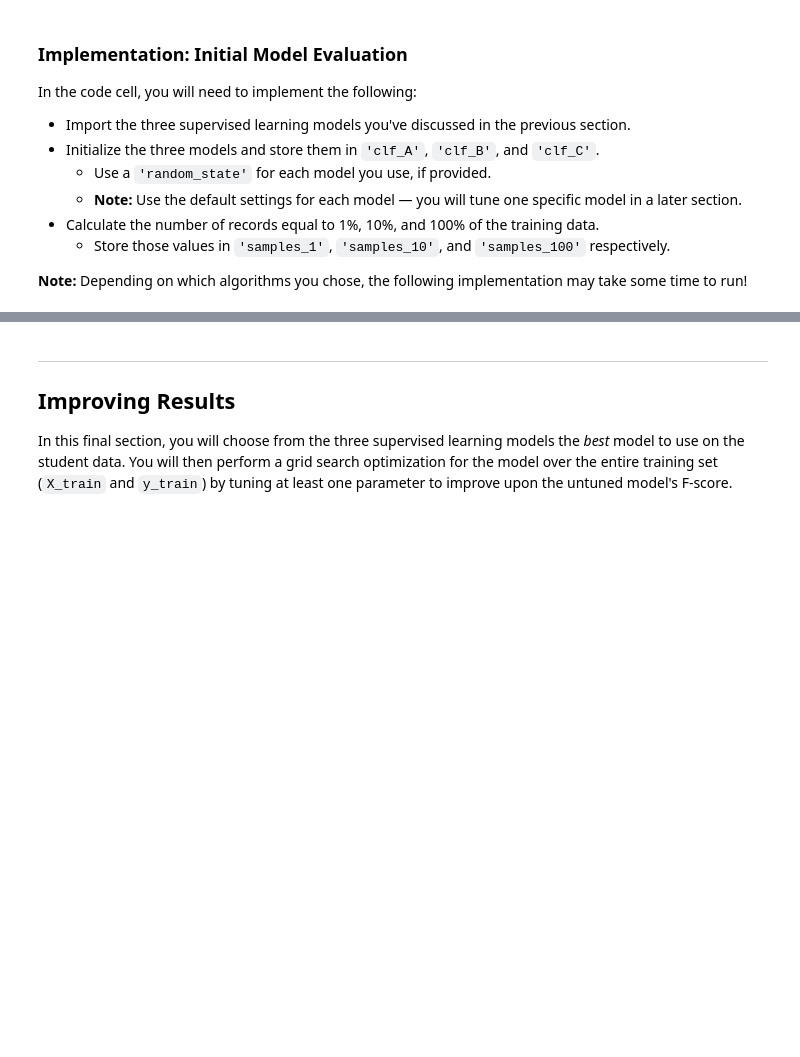
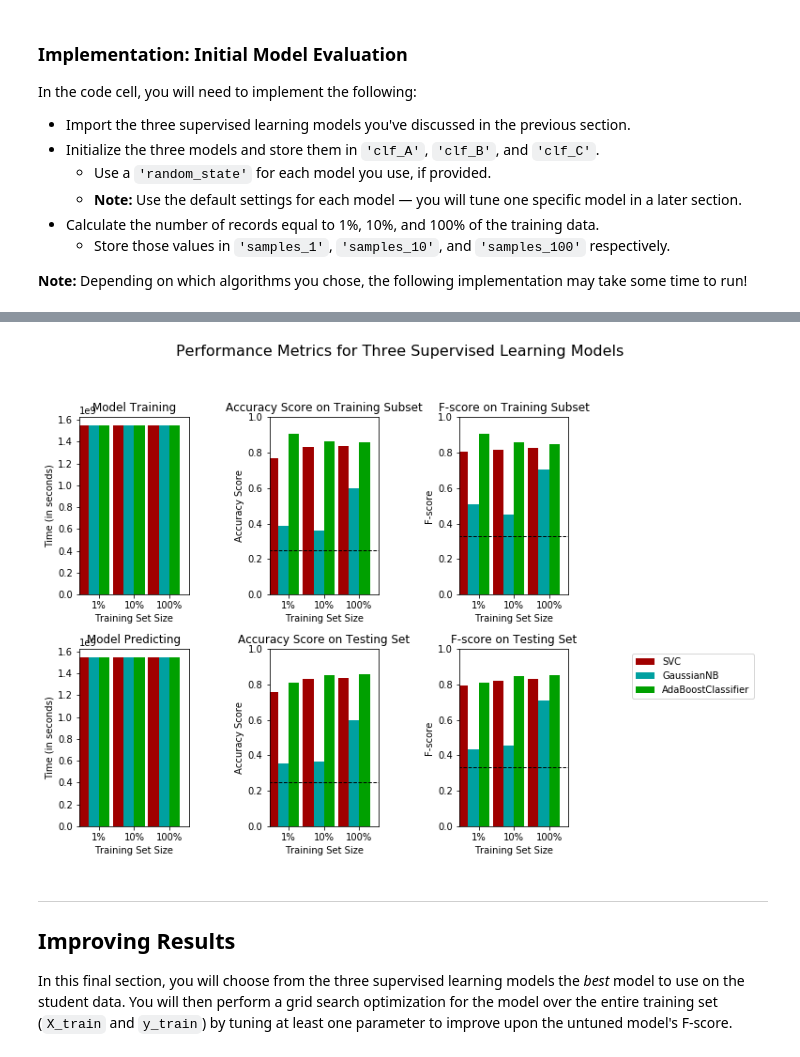
Before and after one commit to jerowe/udacity-finding-donors, a Jupyter notebook: finding_donors_flask_app/materials/finding_donors.ipynb, the cells around one changed output, grey strips where cells are left out. Saved outputs shown, nothing was run; the diff lists cells and outputs as text; code cells hidden in the pictures; blank space fills up the shorter version.

```diff
--- a/finding_donors_flask_app/materials/finding_donors.ipynb
+++ b/finding_donors_flask_app/materials/finding_donors.ipynb
@@ -368,14 +368,16 @@ def train_predict(learner, sample_size, X_train, y_train, X_test, y_test):
     results['acc_test'] = accuracy_score(y_test, predictions_test)
 
     # TODO: Compute F-score on the the first 300 training samples using fbeta_score()
-    results['f_train'] = fbeta_score(y_train[:sample_size],predictions_train, beta=0.5, labels=np.unique(predictions_train))
+    results['f_train'] = fbeta_score(y_train[:sample_size], pd.Series(predictions_train, dtype=int), beta=0.5, average='weighted', labels=np.unique(predictions_test))
 
     # TODO: Compute F-score on the test set which is y_test
-    print(y_test)
-    print(predictions_test)
-    print(len(y_test))
-    print(len(predictions_test))
-    results['f_test'] = fbeta_score(y_test, predictions_test, beta=0.5, labels=np.unique(predictions_test))
+    #print(y_test)
+    #print(predictions_test)
+    #print(len(y_test))
+    #print(len(predictions_test))
+    #predicted = pd.Series(np.ones(income.count(), dtype=int))
+    # fbeta_score(y_true, y_pred, average='macro', beta=0.5)
+    results['f_test'] = fbeta_score(y_test, pd.Series(predictions_test, dtype=int), beta=0.5, average='weighted', labels=np.unique(predictions_test))
 
     # Success
     print("{} trained on {} samples.".format(learner.__class__.__name__, sample_size))
@@ -398,6 +400,7 @@ In the code cell, you will need to implement the following:
 from sklearn.svm import SVC
 from sklearn.naive_bayes import GaussianNB
 from sklearn.ensemble import RandomForestClassifier, AdaBoostClassifier
+from pprint import pprint
 
 # TODO: Initialize the three models
 clf_A = SVC(gamma='auto',  random_state=1)
@@ -408,9 +411,10 @@ clf_C = AdaBoostClassifier(random_state=1)
 # HINT: samples_100 is the entire training set i.e. len(y_train)
 # HINT: samples_10 is 10% of samples_100 (ensure to set the count of the values to be `int` and not `float`)
 # HINT: samples_1 is 1% of samples_100 (ensure to set the count of the values to be `int` and not `float`)
-samples_100 = len(y_train)
+samples_100 = round(len(y_train) * 1)
 samples_10 = round(len(y_train) * 0.1)
 samples_1 = round(len(y_train) * 0.01)
+
 
 # Collect results on the learners
 results = {}
@@ -421,5 +425,62 @@ for clf in [clf_A, clf_B, clf_C]:
         results[clf_name][i] = \
         train_predict(clf, samples, X_train, y_train, X_test, y_test)
 
+
+results = {'AdaBoostClassifier': {0: {'acc_test': 0.8102819237147595,
+                            'acc_train': 0.9088397790055248,
+                            'f_test': 0.807558872032617,
+                            'f_train': 0.9057153743570204,
+                            'pred_time': 1546245970.256027,
+                            'train_time': 1546245970.19778},
+                        1: {'acc_test': 0.849861802100608,
+                            'acc_train': 0.8629076838032061,
+                            'f_test': 0.8440104360212637,
+                            'f_train': 0.8574561190377951,
+                            'pred_time': 1546245970.518154,
+                            'train_time': 1546245970.4350688},
+                        2: {'acc_test': 0.8576008844665561,
+                            'acc_train': 0.8576167178041297,
+                            'f_test': 0.8508080993743292,
+                            'f_train': 0.8510191918608813,
+                            'pred_time': 1546245972.267968,
+                            'train_time': 1546245971.976632}},
+ 'GaussianNB': {0: {'acc_test': 0.3517965726920951,
+                    'acc_train': 0.38950276243093923,
+                    'f_test': 0.4308432699158967,
+                    'f_train': 0.5072824375467143,
+                    'pred_time': 1546245969.904354,
+                    'train_time': 1546245969.8894389},
+                1: {'acc_test': 0.3660585959093422,
+                    'acc_train': 0.36069651741293535,
+                    'f_test': 0.45354405517194385,
+                    'f_train': 0.4490087368699662,
+                    'pred_time': 1546245969.944476,
+                    'train_time': 1546245969.926393},
+                2: {'acc_test': 0.5976782752902156,
+                    'acc_train': 0.5973408519224922,
+                    'f_test': 0.7100635184736189,
+                    'f_train': 0.7068211306589487,
+                    'pred_time': 1546245970.121475,
+                    'train_time': 1546245970.049954}},
+ 'SVC': {0: {'acc_test': 0.7562189054726368,
+             'acc_train': 0.7679558011049724,
+             'f_test': 0.7949790794979079,
+             'f_train': 0.8053302433371958,
+             'pred_time': 1546245786.4937322,
+             'train_time': 1546245786.284064},
+         1: {'acc_test': 0.8326147042564953,
+             'acc_train': 0.8327805417357657,
+             'f_test': 0.817743291973102,
+             'f_train': 0.8174240777076,
+             'pred_time': 1546245789.8293152,
+             'train_time': 1546245787.337472},
+         2: {'acc_test': 0.8371475953565506,
+             'acc_train': 0.8385991099317246,
+             'f_test': 0.8286201531685078,
+             'f_train': 0.8296549958789262,
+             'pred_time': 1546245969.876378,
+             'train_time': 1546245889.066557}}}
+
 # Run metrics visualization for the three supervised learning models chosen
 vs.evaluate(results, accuracy, fscore)
+# %% [output]
@@ -426,3 +504,4 @@ vs.evaluate(results, accuracy, fscore)
+[figure, added]
 # %% [markdown]
 ----
 ## Improving Results
```
Also changed, not shown: parts of 2 cells of this notebook, 5 other files.
